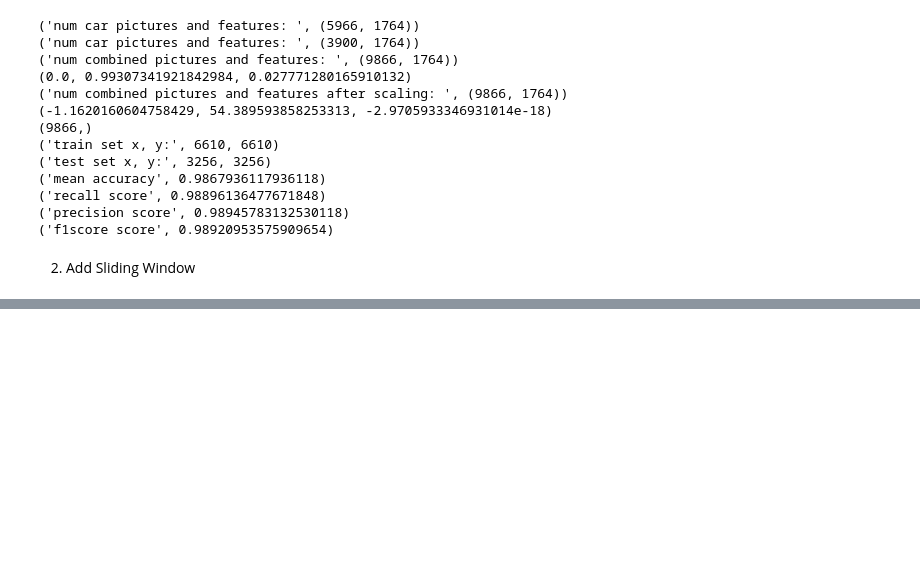
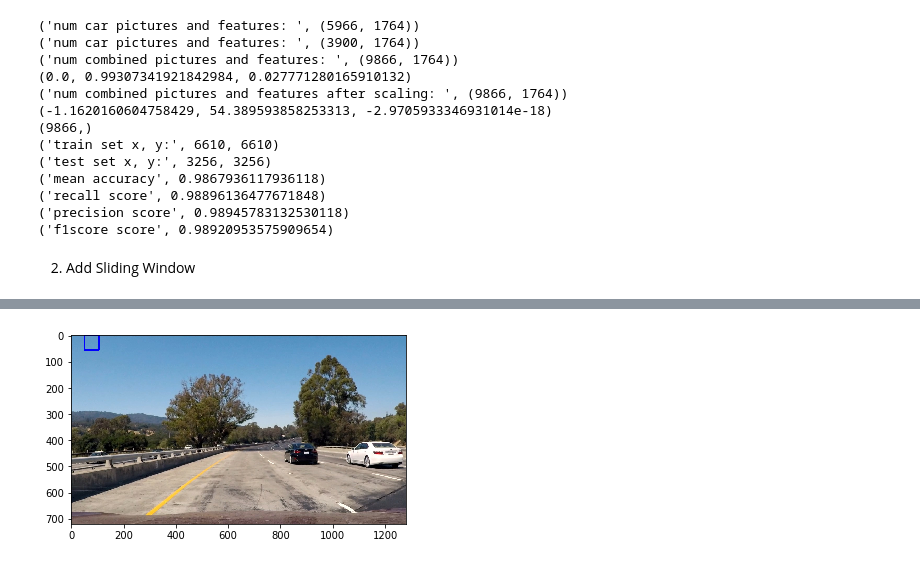
Before and after one commit to david-woo-instacart/kitt-playlabs, a Jupyter notebook: udacity/CarND-Vehicle-Detection-master/CarND-Vehicle-Detection-Project.ipynb, the cells around one changed output, grey strips where cells are left out. Cells and saved outputs as stored; diff of their text form; code cells hidden in the pictures; blank space fills up the shorter version.

Commit message:
fixed sliding window and hog blocks logic

```diff
--- a/udacity/CarND-Vehicle-Detection-master/CarND-Vehicle-Detection-Project.ipynb
+++ b/udacity/CarND-Vehicle-Detection-master/CarND-Vehicle-Detection-Project.ipynb
@@ -384,0 +510,97 @@ plt.imshow(window_img)
+# %%
+def find_cars(img,search_win_size,search_win_overlap,hog_params,y_start_stop=[None,None],x_start_stop=[None,None]):
+    windows = []
+
+    #1. Transform RGB to greyscale. naive first
+    gray = cv2.cvtColor(img,cv2.COLOR_RGB2GRAY)
+    img = img
+
+    if y_start_stop[0] is None:
+        y_start_stop[0] = 0
+    if y_start_stop[1] is None:
+        y_start_stop[1] = img.shape[0]
+    if x_start_stop[0] is None:
+        x_start_stop[0] = 0
+    if x_start_stop[1] is None:
+        x_start_stop[1] = img.shape[1]
+
+     #2. Subset image. Use region of interest to filter regions likely to have cars.
+    img_filter = img[y_start_stop[0]:y_start_stop[1],:]
+
+    #4. Get hog features for entire image. Call get_features. cells per block need to be proportional to window
+    hog_features = get_hog_features(gray,**hog_params)
+
+    print("hog_features shape",hog_features.shape )
+
+    #5. Slide sliding window across the image
+
+    ##5a. calc x_slide_window
+    num_x_slide_windows = img.shape[1]//64
+    ##5a. calc y_slide_window
+    num_y_slide_windows = img.shape[0]//64
+
+    # 64 was the orginal sampling rate, with 8 cells and 8 pix per cell
+    window = 64
+    pix_per_cell = 8
+    cell_per_block = 2
+    nblocks_per_window = (window // pix_per_cell) - cell_per_block + 1
+
+    nblocks_per_step = (32 // pix_per_cell) - cell_per_block + 1
+
+    for x_window in range(num_x_slide_windows):
+        for y_window in range(num_y_slide_windows):
+
+            x_start_pos = x_window*nblocks_per_step
+            y_start_pos = y_window*nblocks_per_step
+
+            slide_window = hog_features[x_start_pos:x_start_pos +nblocks_per_window ,y_start_pos:y_start_pos+nblocks_per_window,:,:,:].ravel()
+
+            if slide_window.size < 1712:
+                    continue
+
+            slide_window_np_scaled = scaler.transform(np.array(slide_window).reshape(1, -1))
+
+            if clf.predict(slide_window_np_scaled) == 1:
+
+                    # Calculate each window position
+                    win_x_start = x_start_pos
+                    win_y_start = y_start_pos
+                    width_per_cell = 8
+
+                    rec_start = (win_x_start,win_y_start)
+                    rec_end = (win_x_start + nblocks_per_window * width_per_cell,win_y_start + nblocks_per_window * width_per_cell)
+
+                    # Append window position to list
+                    bbox= [rec_start,rec_end]
+                    print("bbox coordinates",bbox)
+
+                    # top left and bottom right
+                    windows.append(bbox)
+
+
+    # 7. return bounding boxes
+    return windows
+
+# 1. Generate list of car vs non car - Done
+dir_name = '/Users/davidwoo/Documents/Projects/kitt-playlabs/udacity/CarND-Vehicle-Detection-master/test_images/'
+
+file_name = 'test1.jpg'
+
+hog_params = {'orient' : 9,
+'pix_per_cell' : 8,
+'cell_per_block' : 2,
+'vis':False,
+'feature_vec': False}
+
+search_win_size = (400, 256)
+search_win_overlap = 0.5
+#index = random.sample(range(0,len(car_features)),5)[0]
+
+img = mpimg.imread(dir_name + file_name)
+
+windows = find_cars(img,search_win_size, search_win_overlap, hog_params,
+                       x_start_stop=[None, None], y_start_stop=[None, None])
+
+window_img = draw_boxes(img, windows, color=(0, 0, 255), thick=6)
+plt.imshow(window_img)
+# %% [output]
@@ -384,0 +610 @@ plt.imshow(window_img)
+[figure, added]
```
Also changed, not shown: parts of 5 cells of this notebook.
